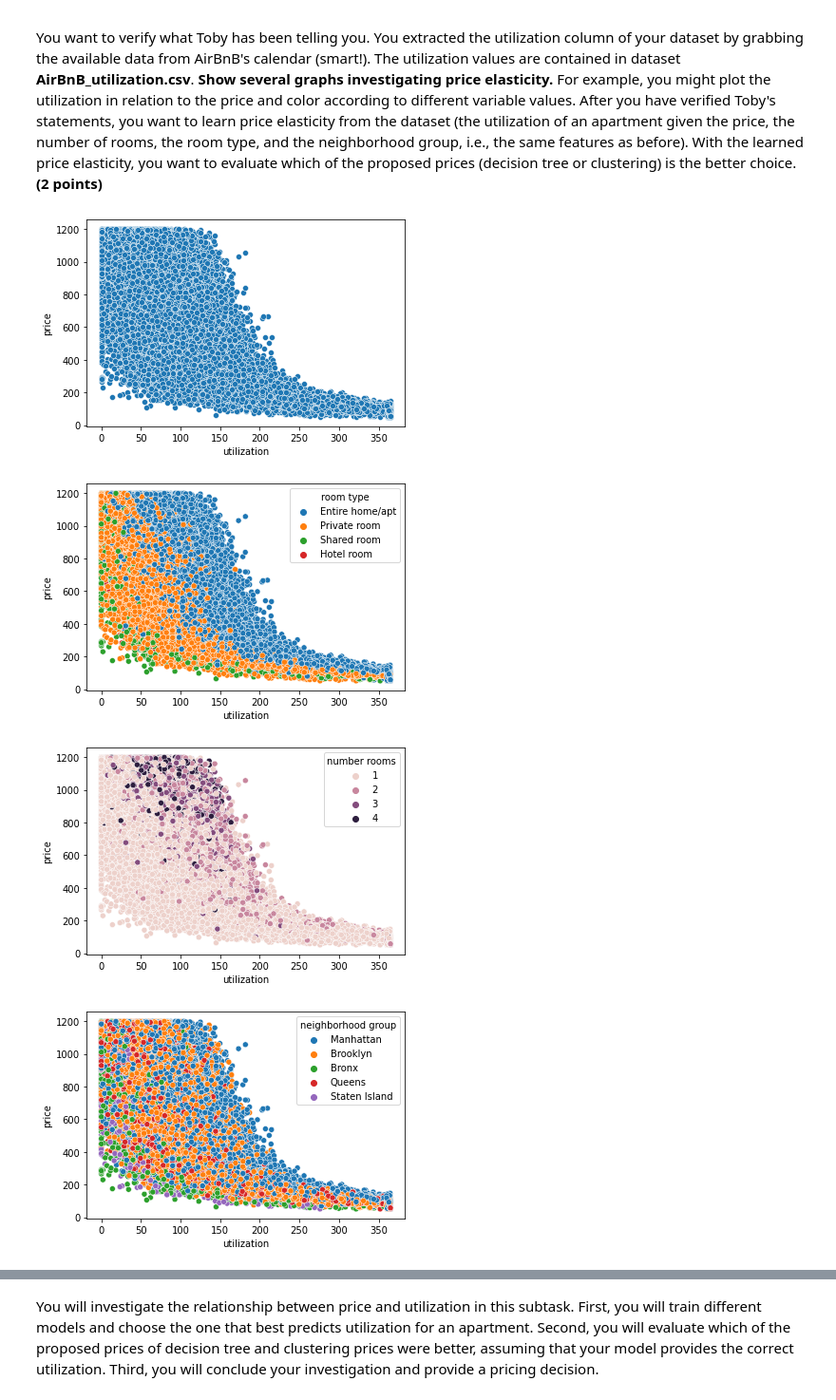
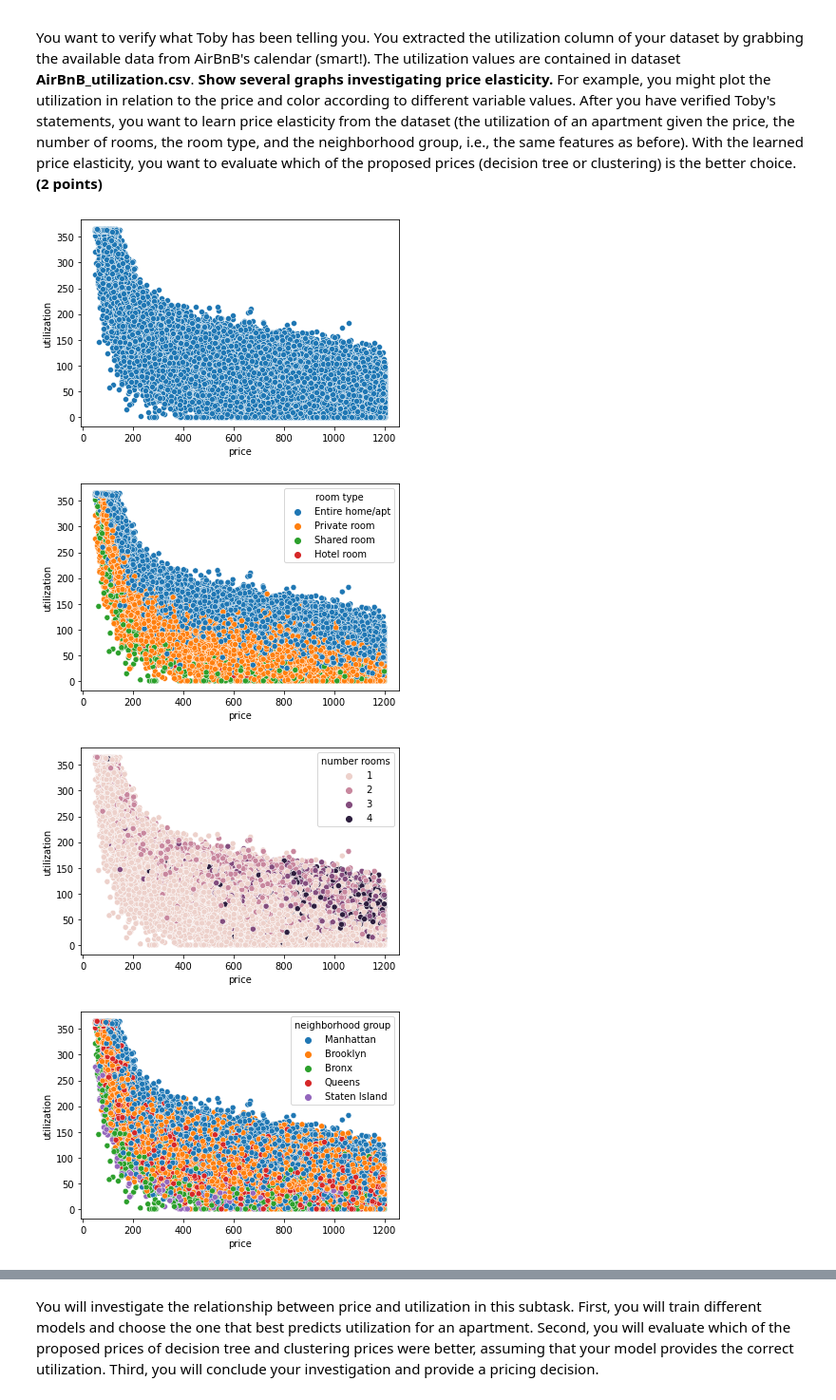
Before and after one commit to CodingTil/2022_23---Introduction-to-Data-Science---Exercises, a Jupyter notebook: assignment_1/assignment_1.ipynb, the cells around one changed output, grey strips where cells are left out. Shown at 95% size. Drawn from its saved outputs; the diff is of its cells as text; code cells hidden in the pictures.

```diff
--- a/assignment_1/assignment_1.ipynb
+++ b/assignment_1/assignment_1.ipynb
@@ -851,33 +752,33 @@ After you have verified Toby's statements, you want to learn price elasticity fr
 # %%
 # Your answer goes here
 # load data set "AirBnB_utilization.csv"
 airbnb_utilization = pd.read_csv("AirBnB_utilization.csv")
 
 # show several graphs investigating price elasticity
 # plot utilization vs price using seaborn
-sns.scatterplot(x="utilization", y="price", data=airbnb_utilization)
+sns.scatterplot(x="price", y="utilization", data=airbnb_utilization)
 plt.show()
 
 # plot utilization vs price using seaborn, hue="room type"
-sns.scatterplot(x="utilization", y="price", hue="room type", data=airbnb_utilization)
+sns.scatterplot(x="price", y="utilization", hue="room type", data=airbnb_utilization)
 plt.show()
 
 # plot utilization vs price using seaborn, hue="number rooms"
-sns.scatterplot(x="utilization", y="price", hue="number rooms", data=airbnb_utilization)
+sns.scatterplot(x="price", y="utilization", hue="number rooms", data=airbnb_utilization)
 plt.show()
 
 # plot utilization vs price using seaborn, hue="neighborhood group"
-sns.scatterplot(x="utilization", y="price", hue="neighborhood group", data=airbnb_utilization)
+sns.scatterplot(x="price", y="utilization", hue="neighborhood group", data=airbnb_utilization)
 plt.show()
 
 # plot pairplot using seaborn
 sns.pairplot(airbnb_utilization, vars=["neighborhood group", "room type", "number rooms", "price", "utilization"])
 plt.show()
 # %% [output]
-[figure, old version]
+[figure, new version]
-[figure, old version]
+[figure, new version]
-[figure, old version]
+[figure, new version]
-[figure, old version]
+[figure, new version]
 [figure]
 # %% [markdown]
 You will investigate the relationship between price and utilization in this subtask. First, you will train different models and choose the one that best predicts utilization for an apartment. Second, you will evaluate which of the proposed prices of decision tree and clustering prices were better, assuming that your model provides the correct utilization. Third, you will conclude your investigation and provide a pricing decision.
```
Also changed, not shown: parts of 41 cells of this notebook, 1 other file.
